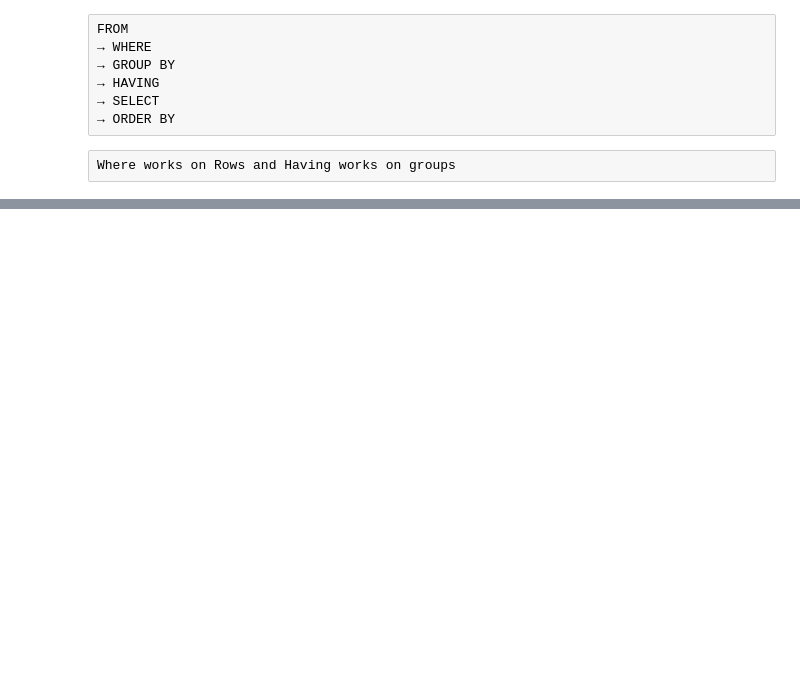
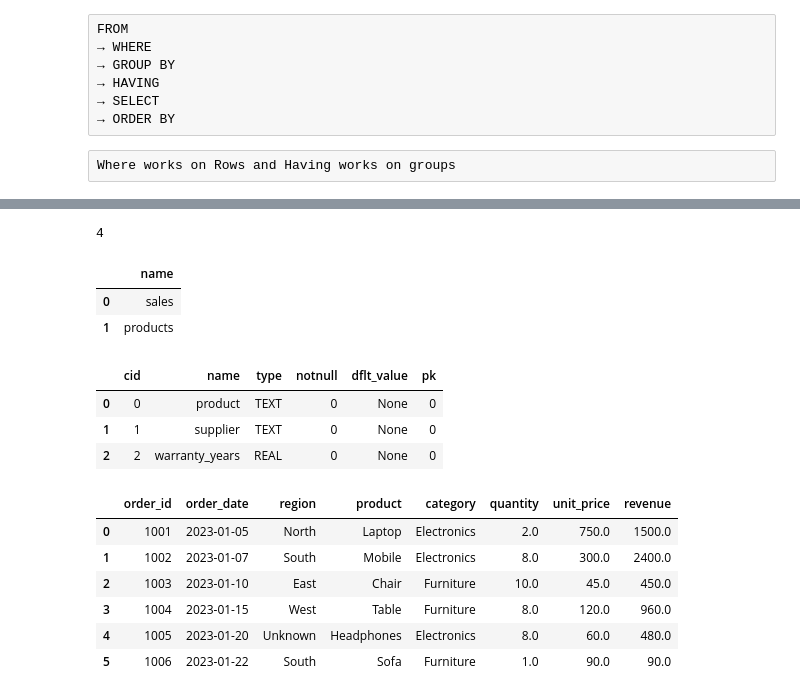
Before and after one commit to anshuman-shukla02/data-analysis-bootcamp, a Jupyter notebook: 01_data_analysis/notebooks/05_sql_analysis.ipynb, the cells around one changed output, grey strips where cells are left out. Drawn from its saved outputs; the diff is of its cells as text; code cells hidden in the pictures; blank space fills up the shorter version.

```diff
--- a/01_data_analysis/notebooks/05_sql_analysis.ipynb
+++ b/01_data_analysis/notebooks/05_sql_analysis.ipynb
@@ -103,0 +145,32 @@ Where works on Rows and Having works on groups
+# %%
+product_df.to_sql("products", conn, if_exists="replace", index = False)
+# %% [output]
+4
+# %%
+pd.read_sql(
+    "SELECT name FROM sqlite_master WHERE type='table';",
+    conn
+)
+# %% [output]
+|  | name |
+| 0 | sales |
+| 1 | products |
+# %%
+pd.read_sql("PRAGMA table_info(sales);", conn)
+pd.read_sql("PRAGMA table_info(products);", conn)
+# %% [output]
+|  | cid | name | type | notnull | dflt_value | pk |
+| 0 | 0 | product | TEXT | 0 | None | 0 |
+| 1 | 1 | supplier | TEXT | 0 | None | 0 |
+| 2 | 2 | warranty_years | REAL | 0 | None | 0 |
+# %%
+query = """SELECT * FROM sales;"""
+pd.read_sql(query, conn)
+# %% [output]
+|  | order_id | order_date | region | product | category | quantity | unit_price | revenue |
+| 0 | 1001 | 2023-01-05 | North | Laptop | Electronics | 2.0 | 750.0 | 1500.0 |
+| 1 | 1002 | 2023-01-07 | South | Mobile | Electronics | 8.0 | 300.0 | 2400.0 |
+| 2 | 1003 | 2023-01-10 | East | Chair | Furniture | 10.0 | 45.0 | 450.0 |
+| 3 | 1004 | 2023-01-15 | West | Table | Furniture | 8.0 | 120.0 | 960.0 |
+| 4 | 1005 | 2023-01-20 | Unknown | Headphones | Electronics | 8.0 | 60.0 | 480.0 |
+| 5 | 1006 | 2023-01-22 | South | Sofa | Furniture | 1.0 | 90.0 | 90.0 |
```
Also changed, not shown: parts of 25 cells of this notebook.
